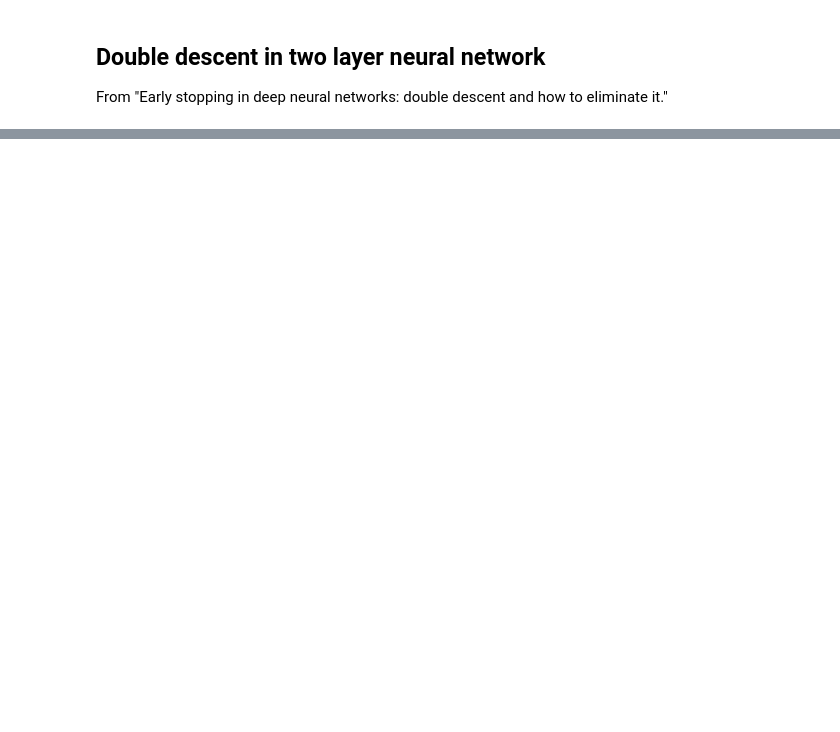
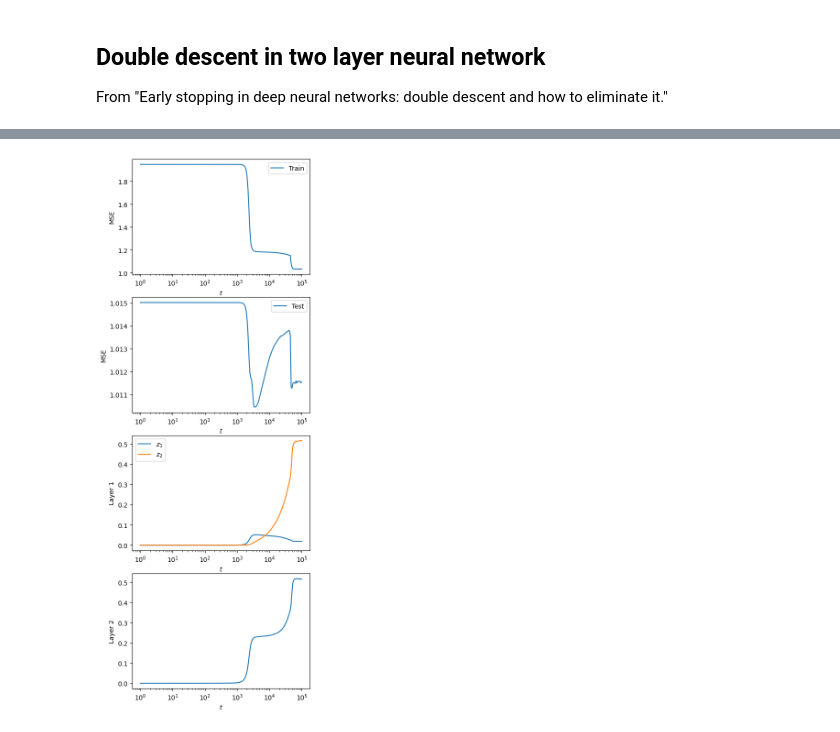
Before and after one commit to filipekstrm/early_stopping_double_descent, a Jupyter notebook: notebooks/layer_association_two_layer.ipynb, the cells around one changed output, grey strips where cells are left out. Drawn from its saved outputs; the diff is of its cells as text; code cells hidden in the pictures; blank space fills up the shorter version.

```diff
--- a/notebooks/layer_association_two_layer.ipynb
+++ b/notebooks/layer_association_two_layer.ipynb
@@ -247,0 +410,38 @@ plt.show()
+# %%
+losses = np.array(losses_nonlin)
+risks = np.array(risks_nonlin)
+ws = np.array(weights_nonlin)
+
+geo_samples = [int(i) for i in np.geomspace(1, len(risks)-1, num=200)]
+
+cmap = matplotlib.cm.get_cmap('viridis')
+colorList = [cmap(50/1000), cmap(350/1000)]
+labelList = ['same stepsize', 'scaled stepsize']
+
+fig, ax = plt.subplots(4, 1, figsize=(5, 15))
+
+ax[0].plot(geo_samples, losses[geo_samples], label="Train")
+ax[1].plot(geo_samples, risks[geo_samples], label="Test")
+
+ws_lay_1, ws_lay_2 = ws[:, :(d * hidden_dim)], ws[:, (d * hidden_dim):]
+ax[2].plot(geo_samples, ws_lay_1[geo_samples, :((d-1) * hidden_dim)].mean(axis=-1), label=fr"$z_1$")
+ax[2].plot(geo_samples, ws_lay_1[geo_samples, ((d-1) * hidden_dim):(d * hidden_dim)].mean(axis=-1), label=fr"$z_2$")
+ax[3].plot(geo_samples, ws_lay_2[geo_samples, :].mean(axis=-1))
+
+
+for i in range(4):
+    ax[i].set_xscale('log')
+
+    if i < 2:
+        ax[i].legend()
+        ax[i].set_ylabel('MSE')
+
+    ax[i].set_xlabel(r'$t$')
+
+ax[2].legend()
+ax[2].set_ylabel('Layer 1')
+ax[3].set_ylabel('Layer 2')
+
+plt.show()
+# %% [output]
+[figure, added]
```
Also changed, not shown: parts of 18 cells of this notebook, 20 other files.
